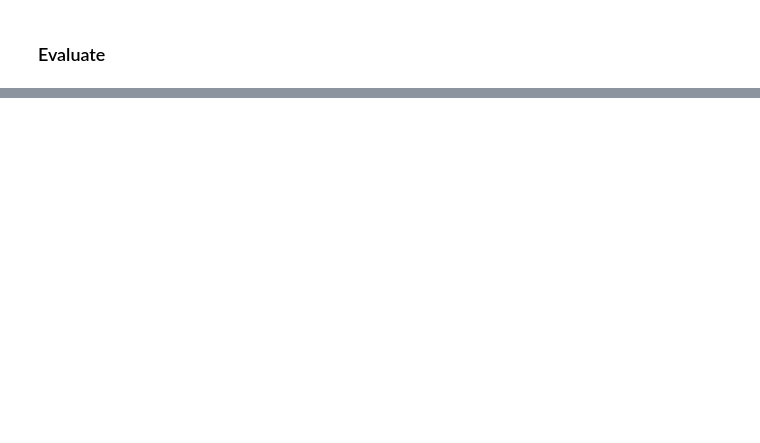
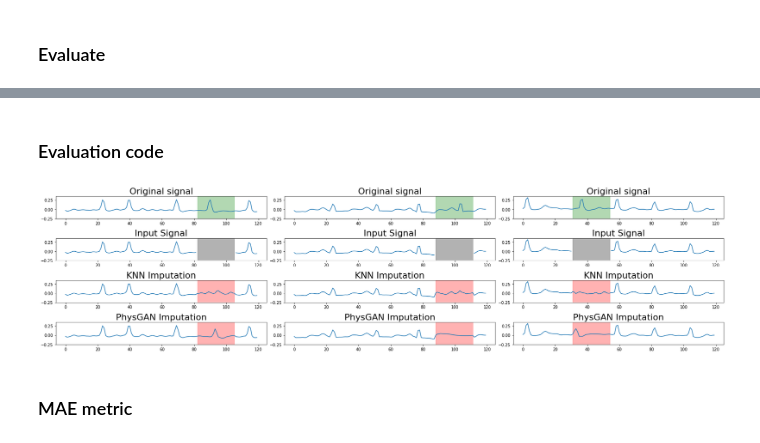
Before and after one commit to nesl/physiogan, a Jupyter notebook: ECGImputation.ipynb, the cells around one changed output, grey strips where cells are left out. Saved outputs shown, nothing was run; the diff lists cells and outputs as text; code cells hidden in the pictures; blank space fills up the shorter version.

Commit message:
Updated code toe evaluate the imputatin result

```diff
--- a/ECGImputation.ipynb
+++ b/ECGImputation.ipynb
@@ -77,3 +106,12 @@ test_inputs = np.array(test_inputs)
 train_x, train_y = next(iter(ecg_train.shuffle(1000).batch(200)))
 train_x = train_x.numpy()
 train_y = train_y.numpy()
+# %%
+mask_type = 'segment'
+
+test_x, test_y, test_masks, test_masked = get_testset(ecg_test, mask_type=mask_type)
+
+accuracy_complete = evaluate_accuracy(aux_model, test_x, test_y)
+print("Accuracy of complete data = {:.2f}".format(accuracy_complete))
+accuracy_incomplete = evaluate_accuracy(aux_model, test_masked, test_y)
+print('Accuracy of incomplete data = {:.2f}'.format(accuracy_incomplete))
@@ -80,7 +123,7 @@ train_y = train_y.numpy()
 # %%
 def impute_knn(train_x, train_y, test_x, test_y):
-    x_incomplete = np.r_[ test_inputs, train_x]
-    y_incomplete = np.r_[ test_labels, train_y]
+    x_incomplete = np.r_[ test_x, train_x]
+    y_incomplete = np.r_[ test_y, train_y]
     knn_impute = fancyimpute.KNN(k=10, verbose=True)
     x_knn = knn_impute.fit_transform(x_incomplete[:,:,0],y=y_incomplete)
-    return x_knn[:test_x.shape[0]]
+    return x_knn[:test_x.shape[0],:,np.newaxis]
@@ -108,0 +140,2 @@ W0730 18:03:21.959436 140412197009216 deprecation_wrapper.py:119] From /home/mal
+# %%
+physgan_complete = impute_physgan(test_masked, test_y, test_masks)
@@ -109,3 +144,3 @@ W0730 18:03:21.959436 140412197009216 deprecation_wrapper.py:119] From /home/mal
 # %%
-knn_result = impute_knn(train_x, train_y, test_inputs, test_labels)
+knn_complete = impute_knn(train_x, train_y, test_masked, test_y)
 # %% [output]
@@ -115,2 +151,4 @@ Imputing row 201/250 with 0 missing, elapsed time: 0.053
+# %% [markdown]
+### Evaluation code
 # %%
 def compute_mae(orig, imputed, mask):
@@ -118,2 +156,42 @@ def compute_mae(orig, imputed, mask):
     return mae
+# %%
+num_examples = 3
+fig, axes = plt.subplots(4, num_examples, figsize=(24,6))
+test_idxs = np.random.choice(len(test_x),size=3,replace=False)
+for idx in range(num_examples):
+    test_idx = test_idxs[idx]
+    test_mask = test_masks[test_idx]
+    test_x_masked = test_masked[test_idx]
+    test_orig = test_x[test_idx]
+    #test_result = impute_outputs[test_idx]
+
+    drop_range = np.where(test_mask[0,:,0] != 1)
+    axes[0][idx].plot(test_orig[:,0])
+    axes[0][idx].set_title('Original signal', fontsize=22)
+    axes[0][idx].axvspan(np.min(drop_range), np.max(drop_range), color='green', alpha=0.3)
+    axes[0][idx].set_ylim(-0.25, 0.35)
+
+    axes[1][idx].set_title('Input Signal',fontsize=22)
+    axes[1][idx].plot( test_x_masked[:,0])
+    axes[1][idx].axvspan(np.min(drop_range), np.max(drop_range), color='black', alpha=0.3)
+    axes[1][idx].set_ylim(-0.25, 0.35)
+
+
+    axes[2][idx].plot(knn_complete[test_idx,:,0])
+    axes[2][idx].set_title('KNN Imputation', fontsize=22)
+    axes[2][idx].axvspan(np.min(drop_range), np.max(drop_range), color='red', alpha=0.3)
+    axes[2][idx].set_ylim(-0.25, 0.35)
+
+    axes[3][idx].plot(physgan_complete[test_idx,:,0])
+    axes[3][idx].set_title('PhysGAN Imputation', fontsize=22)
+    axes[3][idx].axvspan(np.min(drop_range), np.max(drop_range), color='red', alpha=0.3)
+    axes[3][idx].set_ylim(-0.25, 0.35)
+
+plt.tight_layout()
+
+plt.savefig('imputation_result_new.png')
+# %% [output]
+[figure, added]
+# %% [markdown]
+### MAE metric
 # %%
```
Also changed, not shown: parts of 26 cells of this notebook.
